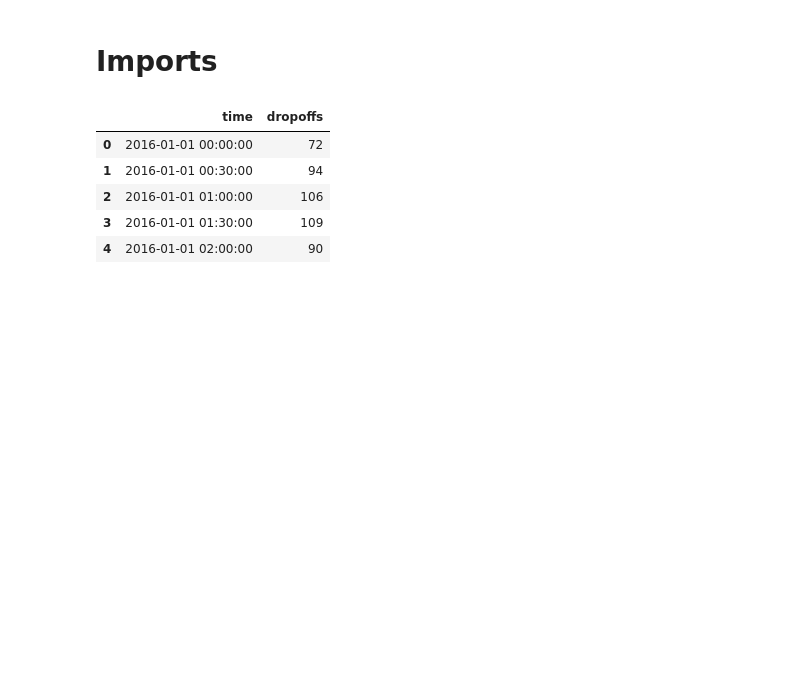
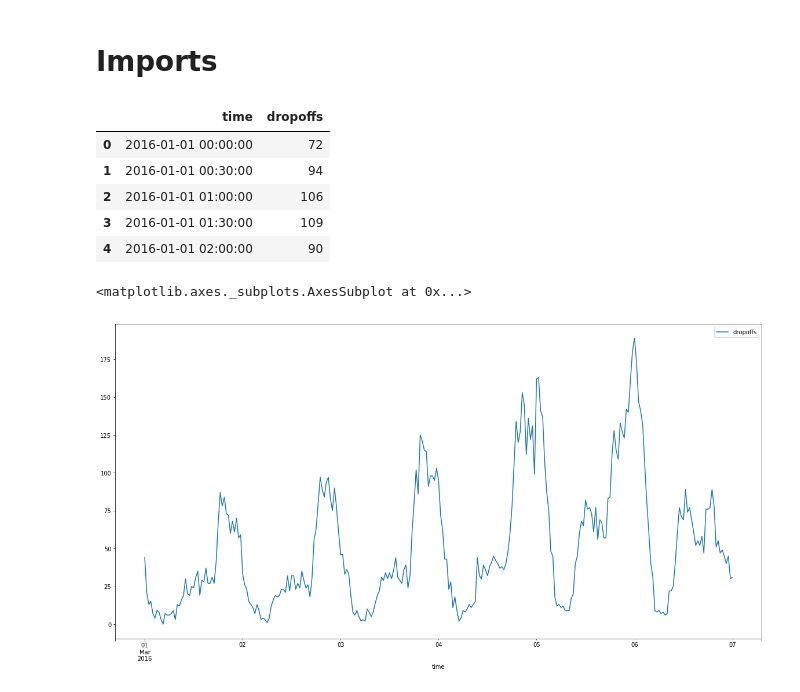
Before and after one commit to inon-peled/dtu_visualization_d3_course, a Jupyter notebook: project/py/prepare_dropoffs_data_for_d3.ipynb, the cells around one changed output. Cells and saved outputs as stored; diff of their text form; code cells hidden in the pictures; blank space fills up the shorter version.

Commit message:
Plot one week

```diff
--- a/project/py/prepare_dropoffs_data_for_d3.ipynb
+++ b/project/py/prepare_dropoffs_data_for_d3.ipynb
@@ -39,3 +40,11 @@ for_d3(os.path.join('data', 'dropoffs_bowery_ballroom_0.003.csv.gz')).head()
 | 2 | 2016-01-01 01:00:00 | 106 |
 | 3 | 2016-01-01 01:30:00 | 109 |
 | 4 | 2016-01-01 02:00:00 | 90 |
+# %%
+for_d3(os.path.join('data', 'dropoffs_bowery_ballroom_0.003.csv.gz'))\
+    [lambda df: df.time <= '2016-03-07']\
+    [lambda df: df.time >= '2016-03-01']\
+    .set_index('time').plot()
+# %% [output]
+<matplotlib.axes._subplots.AxesSubplot at 0x...>
+[figure, added]
```
Also changed, not shown: parts of 1 cell of this notebook.
